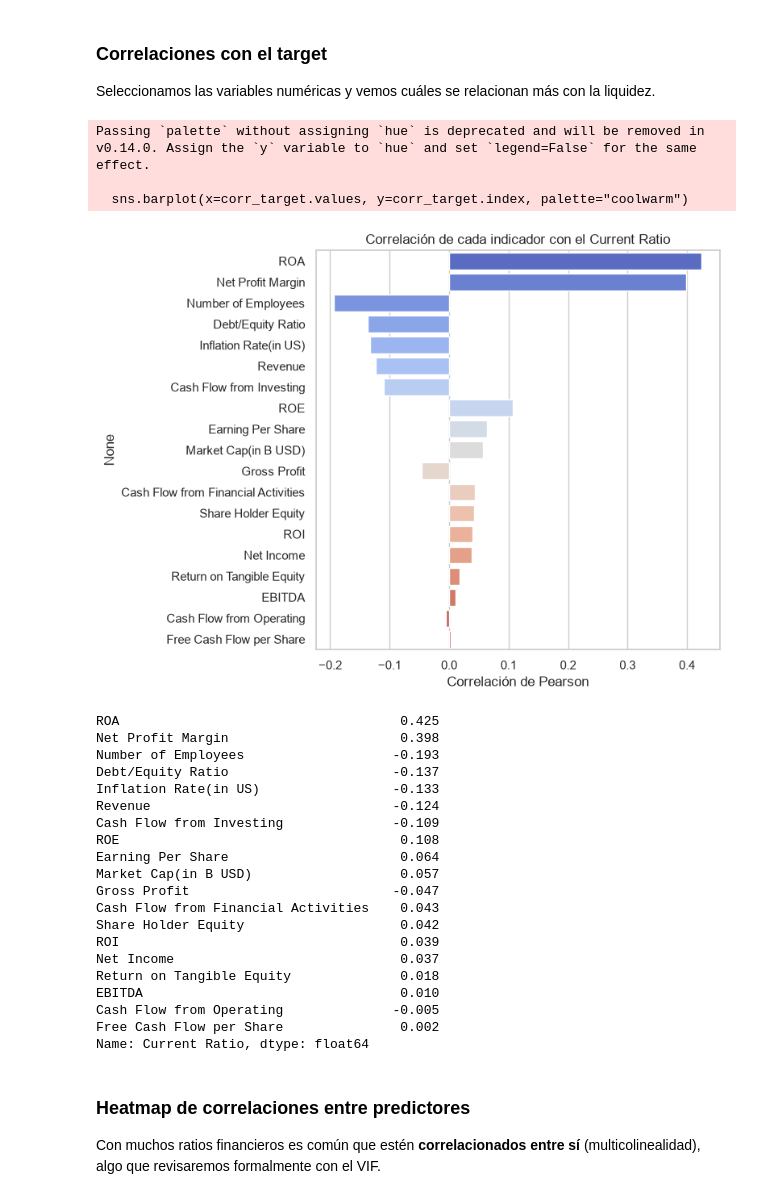
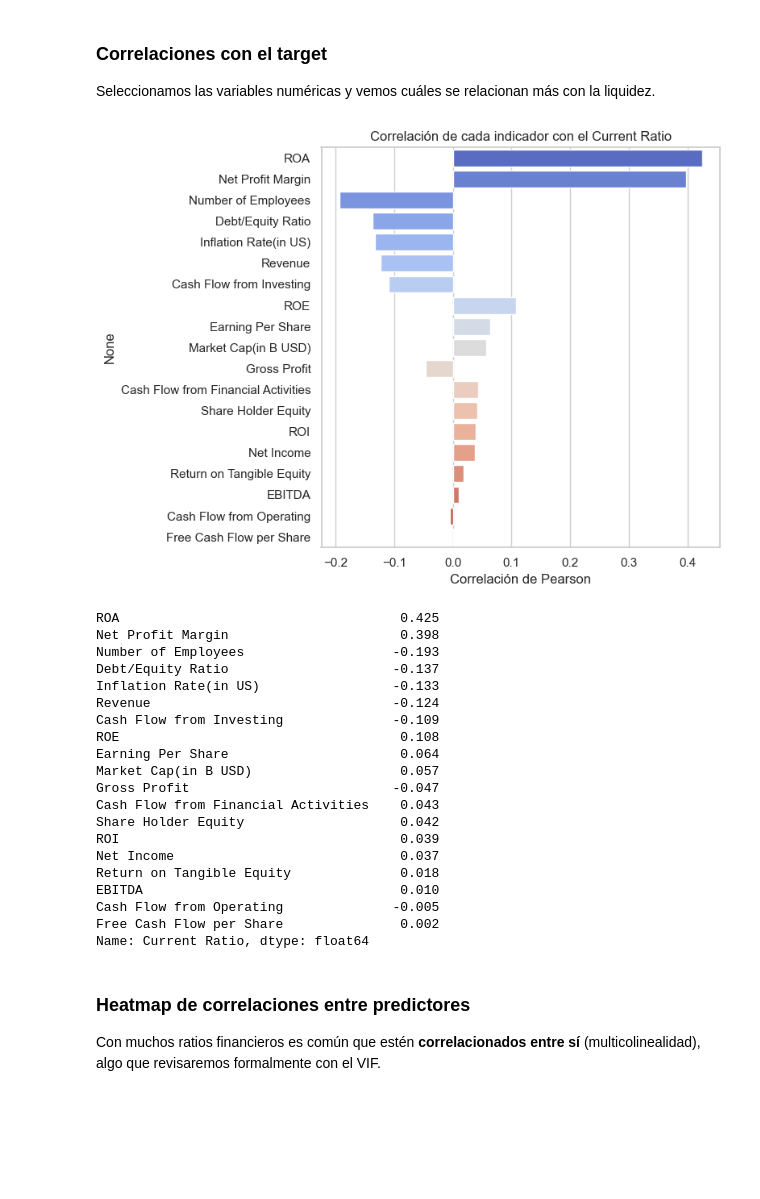
Before and after one commit to palenciaronald/ab-casos-avanzados-2026, a Jupyter notebook: notebooks/03-regresion/demo_viernes_financial_statements.ipynb, the cells around one changed output. Saved outputs shown, nothing was run; the diff lists cells and outputs as text; code cells hidden in the pictures; blank space fills up the shorter version.

```diff
--- a/notebooks/03-regresion/demo_viernes_financial_statements.ipynb
+++ b/notebooks/03-regresion/demo_viernes_financial_statements.ipynb
@@ -108,38 +146,36 @@ liquidez.
 # %%
 num = df.select_dtypes("number").drop(columns=["Year"], errors="ignore")
 corr_target = (num.corr()["Current Ratio"].drop("Current Ratio")
                   .sort_values(key=abs, ascending=False))
 plt.figure(figsize=(8, 6))
-sns.barplot(x=corr_target.values, y=corr_target.index, palette="coolwarm")
+sns.barplot(x=corr_target.values, y=corr_target.index, hue=corr_target.index,
+            palette="coolwarm", legend=False)
 plt.title("Correlación de cada indicador con el Current Ratio")
 plt.xlabel("Correlación de Pearson")
 plt.tight_layout(); plt.show()
 corr_target.round(3)
 # %% [output]
+[figure, new version]
-Passing `palette` without assigning `hue` is deprecated and will be removed in v0.14.0. Assign the `y` variable to `hue` and set `legend=False` for the same effect.
-
-  sns.barplot(x=corr_target.values, y=corr_target.index, palette="coolwarm")
+ROA                                    0.425
+Net Profit Margin                      0.398
+Number of Employees                   -0.193
+Debt/Equity Ratio                     -0.137
+Inflation Rate(in US)                 -0.133
+Revenue                               -0.124
+Cash Flow from Investing              -0.109
+ROE                                    0.108
+Earning Per Share                      0.064
+Market Cap(in B USD)                   0.057
+Gross Profit                          -0.047
+Cash Flow from Financial Activities    0.043
+Share Holder Equity                    0.042
+ROI                                    0.039
+Net Income                             0.037
+Return on Tangible Equity              0.018
+EBITDA                                 0.010
+Cash Flow from Operating              -0.005
+Free Cash Flow per Share               0.002
+Name: Current Ratio, dtype: float64
-[figure, old version]
-ROA                                    0.425
-Net Profit Margin                      0.398
-Number of Employees                   -0.193
-Debt/Equity Ratio                     -0.137
-Inflation Rate(in US)                 -0.133
-Revenue                               -0.124
-Cash Flow from Investing              -0.109
-ROE                                    0.108
-Earning Per Share                      0.064
-Market Cap(in B USD)                   0.057
-Gross Profit                          -0.047
-Cash Flow from Financial Activities    0.043
-Share Holder Equity                    0.042
-ROI                                    0.039
-Net Income                             0.037
-Return on Tangible Equity              0.018
-EBITDA                                 0.010
-Cash Flow from Operating              -0.005
-Free Cash Flow per Share               0.002
-Name: Current Ratio, dtype: float64
 # %% [markdown]
 ### Heatmap de correlaciones entre predictores
 Con muchos ratios financieros es común que estén **correlacionados entre sí**
```
Also changed, not shown: parts of 19 cells of this notebook, 30 other files.
